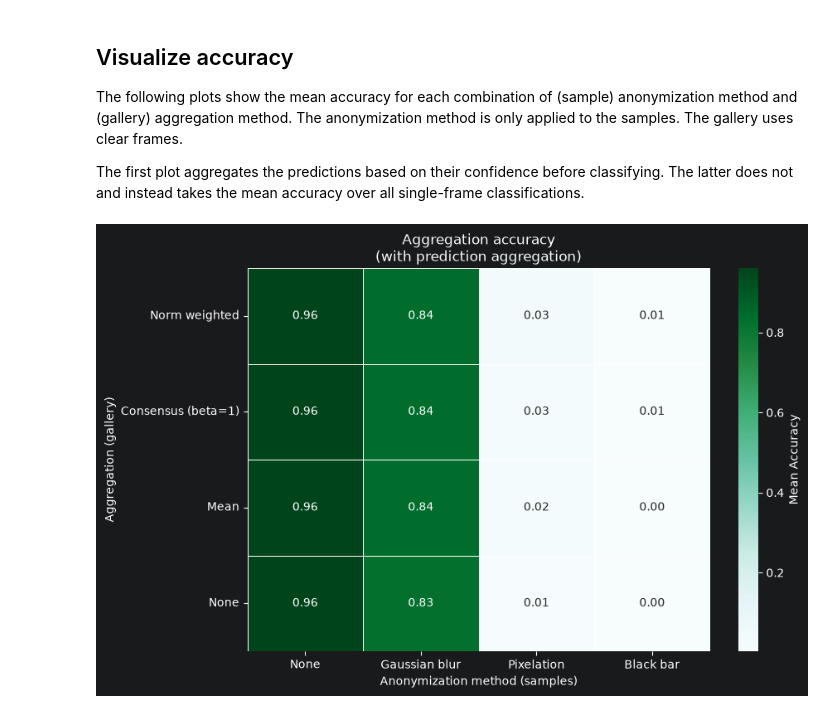
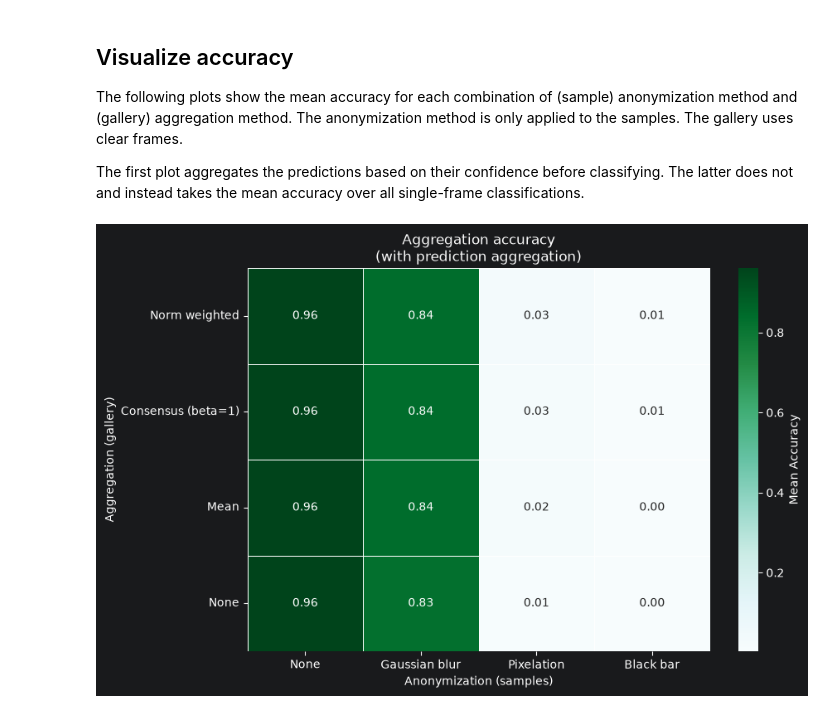
Before and after one commit to wagpa/meles, a Jupyter notebook: src/notebooks/04_experiment_arcface_clear_gallery.ipynb, the cells around one changed output. Saved outputs shown, nothing was run; the diff lists cells and outputs as text; code cells hidden in the pictures.

```diff
--- a/src/notebooks/04_experiment_arcface_clear_gallery.ipynb
+++ b/src/notebooks/04_experiment_arcface_clear_gallery.ipynb
@@ -51,35 +51,35 @@ results = EXPERIMENT_DATA.replace({
         "none": "None",
         "gaussianblur": "Gaussian blur",
         "blackbar": "Black bar",
         "pixelation": "Pixelation",
     },
     "gallery_frame_aggregation": {
         "video_none": "None",
         "identity_pooling_mean": "Mean",
         "identity_consensus_beta1": "Consensus (beta=1)",
         "identity_normweighted": "Norm weighted",
     }
 })
 
 agg_order = results.groupby("gallery_frame_aggregation")["top-1"].mean().sort_values(ascending=False).index
 embedding_order = results.groupby("samples_frame_anonymization")["top-1"].mean().sort_values(ascending=False).index
 
 pivot_agg_embed = results.pivot_table(
     index="gallery_frame_aggregation",
     columns="samples_frame_anonymization",
     values="top-1",
     aggfunc="mean"
 ).loc[agg_order, embedding_order]
 
 plt.figure(figsize=(9, 6))
 sns.heatmap(pivot_agg_embed, annot=True, fmt=".2f", cmap="BuGn", cbar_kws={"label": "Mean Accuracy"}, linewidths=0.5, linecolor="w")
 
 plt.title("Aggregation accuracy\n(with prediction aggregation)")
-plt.xlabel("Anonymization method (samples)")
+plt.xlabel("Anonymization (samples)")
 plt.ylabel("Aggregation (gallery)")
 plt.show()
 # %% [output]
-[figure, old version]
+[figure, new version]
 # %%
 results = EXPERIMENT_DATA.replace({
     "samples_frame_anonymization": {
```
Also changed, not shown: parts of 1 cell of this notebook, 2 other files.
